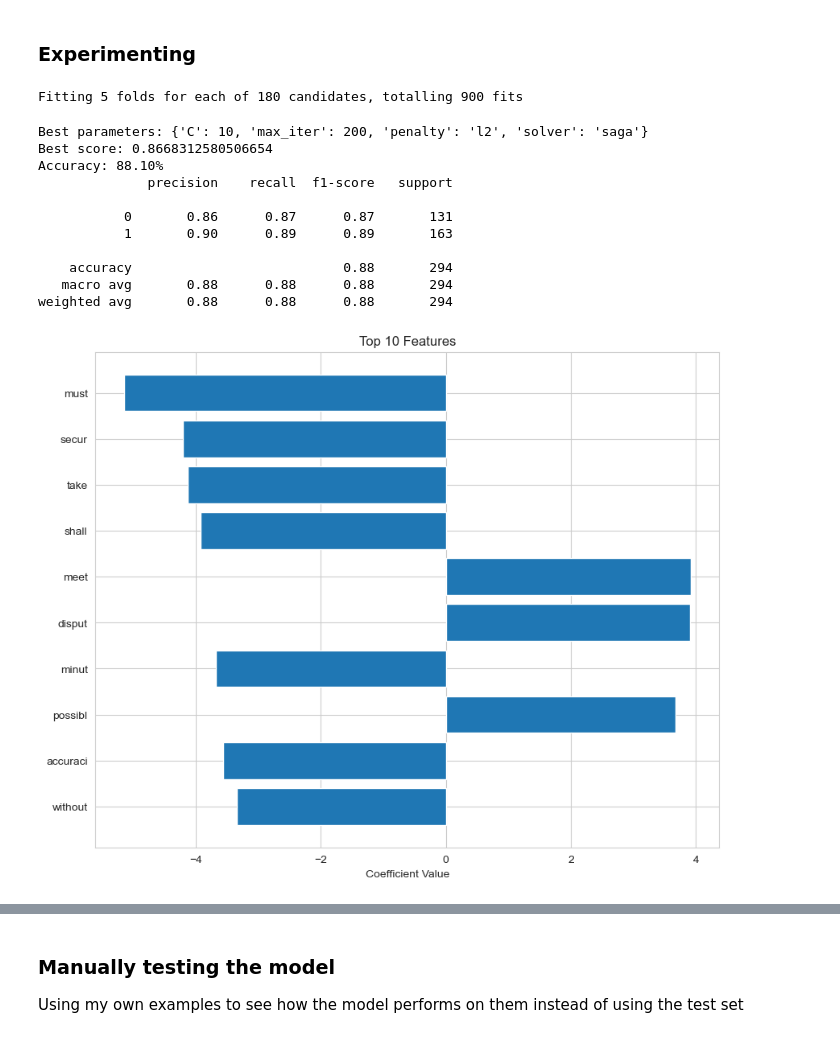
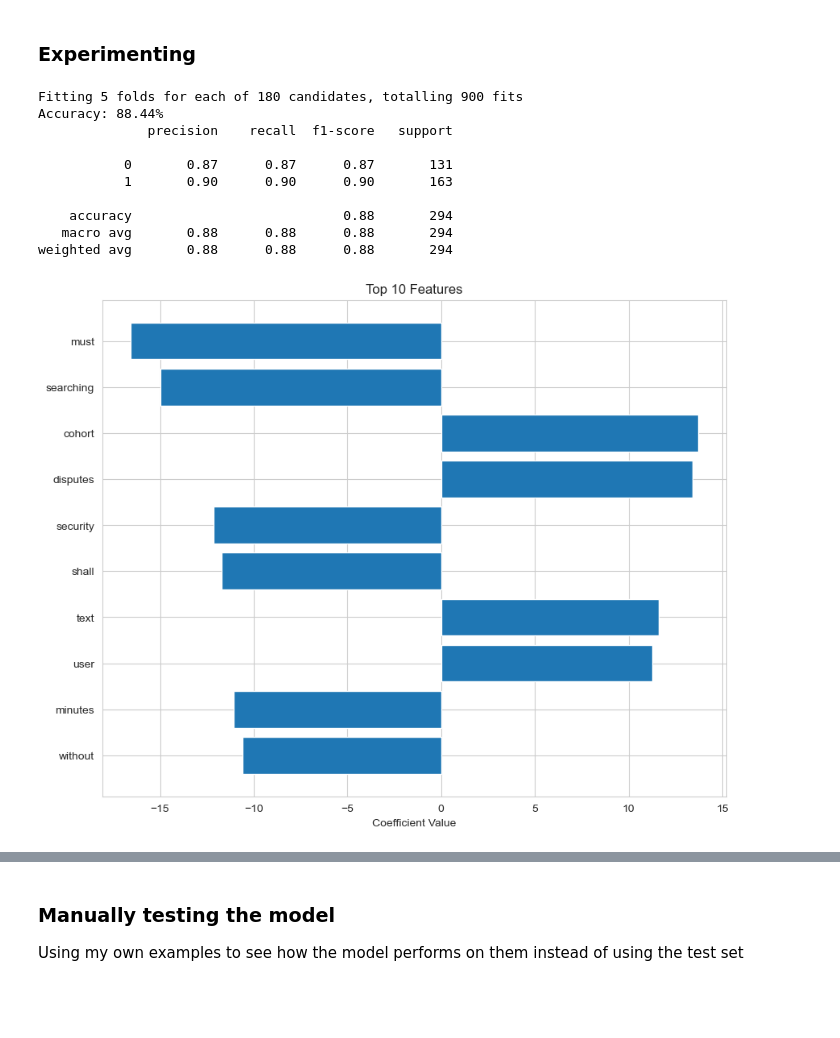
Before and after one commit to NickBres/SoftwareRequirementsClassification, a Jupyter notebook: LogR.ipynb, the cells around one changed output, grey strips where cells are left out. Drawn from its saved outputs; the diff is of its cells as text; code cells hidden in the pictures; blank space fills up the shorter version.

Commit message:
best cleaning methods

```diff
--- a/LogR.ipynb
+++ b/LogR.ipynb
@@ -189,9 +189,9 @@ def find_best_hyperparameters(X,y):
     grid_search.fit(X, y)
 
     # Print the best parameters and the best score
-    print("Best parameters:", grid_search.best_params_)
-    print("Best score:", grid_search.best_score_)
-    return grid_search.best_params_
+    # print("Best parameters:", grid_search.best_params_)
+    # print("Best score:", grid_search.best_score_)
+    return grid_search.best_params_, grid_search.best_score_
 # %%
 import matplotlib.pyplot as plt
 
@@ -234,7 +234,7 @@ def draw_confusion_matrix(y_test, y_pred):
     plt.ylabel('True Label')
     plt.show()
 # %%
-def run_experiment(df, preprocessing_params):
+def run_experiment(df, preprocessing_params, isVisualize = True):
     """
     Run an experiment to train a logistic regression model with the best hyperparameters found using grid search.
     Evaluates the model using cross-validation and on a test set, and displays the model's important features and confusion matrix.
@@ -266,7 +266,7 @@ def run_experiment(df, preprocessing_params):
     X_test = vectorizer.transform(X_test)
 
     # Find the best model parameters
-    best_params = find_best_hyperparameters(X_train, y_train)
+    best_params, best_cross = find_best_hyperparameters(X_train, y_train)
 
     # Create the best estimator
     best_estimator = LogisticRegression(**best_params)
@@ -277,39 +277,38 @@ def run_experiment(df, preprocessing_params):
     # Evaluate on the test set
     y_pred = best_estimator.predict(X_test)
     test_accuracy = accuracy_score(y_test, y_pred)
-    print(f'Accuracy: {accuracy * 100:.2f}%')
+    if isVisualize:
+        print(f'Accuracy: {test_accuracy * 100:.2f}%')
 
-    # Detailed performance report
-    print(classification_report(y_test, y_pred))
+        # Detailed performance report
+        print(classification_report(y_test, y_pred))
 
-    # Additional evaluations
-    draw_important_features(best_estimator, vectorizer)
-    draw_confusion_matrix(y_test, y_pred)
+        # Additional evaluations
+        draw_important_features(best_estimator, vectorizer)
+        draw_confusion_matrix(y_test, y_pred)
 
-    return best_estimator, vectorizer
+    return best_estimator, vectorizer, best_cross
 # %% [markdown]
 ### Experimenting
 # %%
 preprocessing_params = {
     'lemmatize': False, # use lemmatization false by default
-    'stemming': True, # use stemming false by default
+    'stemming': False, # use stemming false by default
     'delete_stopwords': True, # delete stopwords like 'the', 'and', etc.
     'with_numbers': False, # keep numbers or not
-    'normalize_numbers': True # normalize numbers to a single token (will only work if with_numbers is True)
+    'normalize_numbers': False # normalize numbers to a single token (will only work if with_numbers is True)
 }
-model, vectorizer = run_experiment(df, preprocessing_params)
+model, vectorizer, cross = run_experiment(df, preprocessing_params)
 # %% [output]
 Fitting 5 folds for each of 180 candidates, totalling 900 fits
+Accuracy: 88.44%
+              precision    recall  f1-score   support
+
+           0       0.87      0.87      0.87       131
+           1       0.90      0.90      0.90       163
+
+    accuracy                           0.88       294
+   macro avg       0.88      0.88      0.88       294
+weighted avg       0.88      0.88      0.88       294
-Best parameters: {'C': 10, 'max_iter': 200, 'penalty': 'l2', 'solver': 'saga'}
-Best score: 0.8668312580506654
-Accuracy: 88.10%
-              precision    recall  f1-score   support
-
-           0       0.86      0.87      0.87       131
-           1       0.90      0.89      0.89       163
-
-    accuracy                           0.88       294
-   macro avg       0.88      0.88      0.88       294
-weighted avg       0.88      0.88      0.88       294
-[figure, old version]
+[figure, new version]
 [figure]
```
Also changed, not shown: parts of 7 cells of this notebook, 4 other files.
